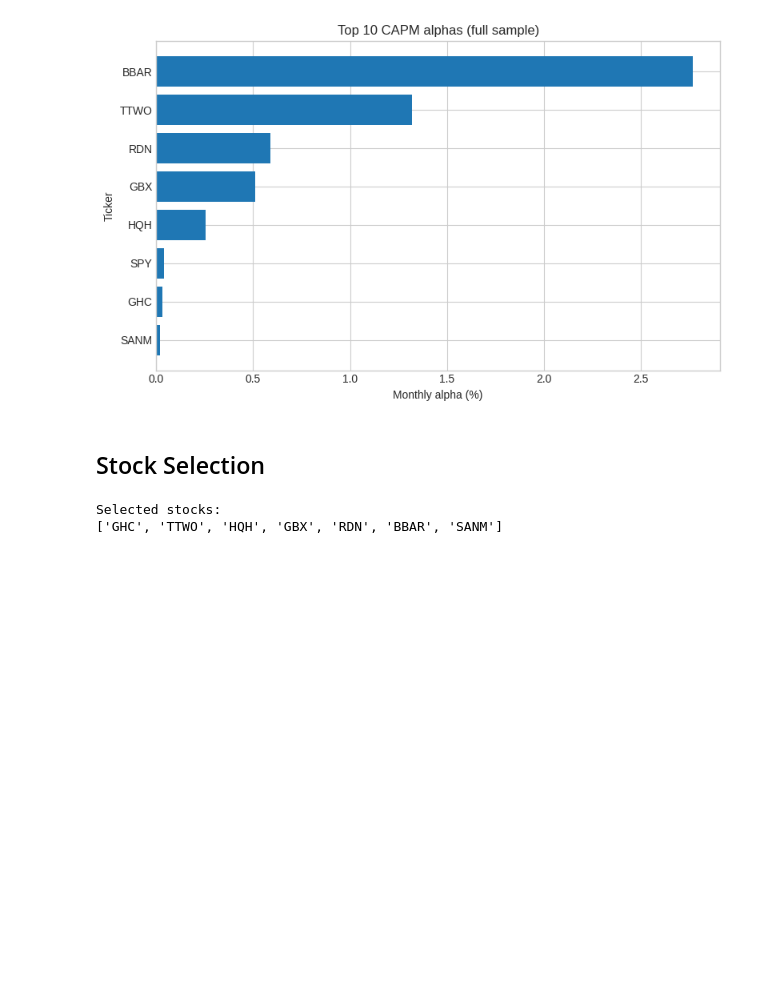
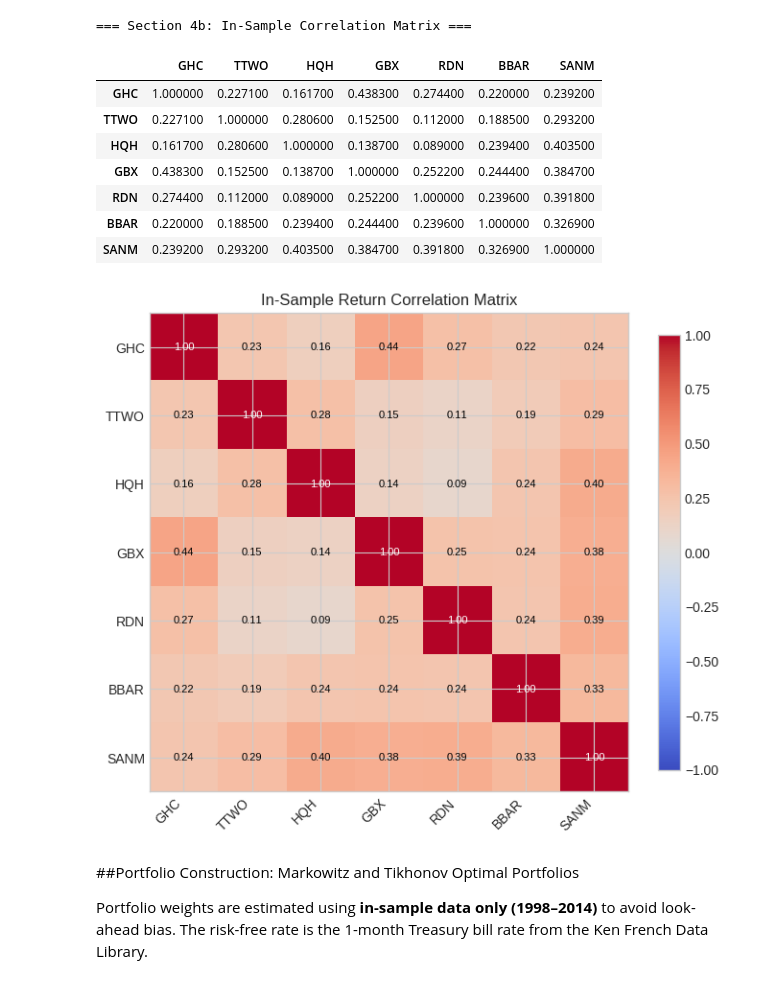
Before and after one commit to dwel760/A12Repository, a Jupyter notebook: A12/A12Notebook.ipynb, the cells around one changed output. Drawn from its saved outputs; the diff is of its cells as text; code cells hidden in the pictures; blank space fills up the shorter version.

```diff
--- a/A12/A12Notebook.ipynb
+++ b/A12/A12Notebook.ipynb
@@ -242,12 +156,14 @@ def run_capm_table(returns: pd.DataFrame, market_excess: pd.Series, rf: pd.Serie
 # %%
-available_tickers = df_ret.columns.tolist()
-market_excess = df['Mkt-RF'] if USE_FAMA_FRENCH_RF and 'Mkt-RF' in df.columns else pd.Series(0.0, index=df.index, name='Mkt-RF')
-rf = df['RF'] if USE_FAMA_FRENCH_RF and 'RF' in df.columns else pd.Series(0.0, index=df.index, name='RF')
+#Monthly return summary statistics (in-sample)
+stocks_train_ret = train[my_stock_selection]
 
-alpha_table = run_capm_table(df_ret[available_tickers], market_excess, rf)
-my_stock_selection = alpha_table.head(7).index.tolist()
-
-print('Top 7 high-alpha assets from the full sample:')
-print(my_stock_selection)
-alpha_table.head(10)
+summary_stats = pd.DataFrame({
+    'Min':    stocks_train_ret.min(),
+    'Max':    stocks_train_ret.max(),
+    'Mean':   stocks_train_ret.mean(),
+    'Median': stocks_train_ret.median(),
+    'Std Dev': stocks_train_ret.std(ddof=1),
+})
+print('=== Section 4a: In-Sample Monthly Return Summary Statistics ===')
+summary_stats
 # %% [output]
@@ -266,26 +179,47 @@ Top 7 high-alpha assets from the full sample:
 # %%
-plot_table = alpha_table.head(10).copy().iloc[::-1]
+#Correlation matrix (in-sample)
+corr = stocks_train_ret.corr()
+print('=== Section 4b: In-Sample Correlation Matrix ===')
+display(corr.round(4))
 
-fig, ax = plt.subplots(figsize=(8, 5))
-ax.barh(plot_table.index, 100 * plot_table['Alpha (monthly)'], color='tab:blue')
-ax.set_title('Top 10 CAPM alphas (full sample)')
-ax.set_xlabel('Monthly alpha (%)')
-ax.set_ylabel('Ticker')
+fig, ax = plt.subplots(figsize=(7, 6))
+img = ax.imshow(corr.values, cmap='coolwarm', vmin=-1, vmax=1)
+ax.set_xticks(range(len(my_stock_selection)))
+ax.set_yticks(range(len(my_stock_selection)))
+ax.set_xticklabels(my_stock_selection, rotation=45, ha='right')
+ax.set_yticklabels(my_stock_selection)
+ax.set_title('In-Sample Return Correlation Matrix', fontsize=12)
+for i in range(len(my_stock_selection)):
+    for j in range(len(my_stock_selection)):
+        ax.text(j, i, f'{corr.values[i,j]:.2f}', ha='center', va='center', fontsize=8,
+                color='white' if abs(corr.values[i,j]) > 0.6 else 'black')
+fig.colorbar(img, ax=ax, shrink=0.85)
 plt.tight_layout()
 plt.show()
 # %% [output]
+=== Section 4b: In-Sample Correlation Matrix ===
+|  | GHC | TTWO | HQH | GBX | RDN | BBAR | SANM |
+| GHC | 1.000000 | 0.227100 | 0.161700 | 0.438300 | 0.274400 | 0.220000 | 0.239200 |
+| TTWO | 0.227100 | 1.000000 | 0.280600 | 0.152500 | 0.112000 | 0.188500 | 0.293200 |
+| HQH | 0.161700 | 0.280600 | 1.000000 | 0.138700 | 0.089000 | 0.239400 | 0.403500 |
+| GBX | 0.438300 | 0.152500 | 0.138700 | 1.000000 | 0.252200 | 0.244400 | 0.384700 |
+| RDN | 0.274400 | 0.112000 | 0.089000 | 0.252200 | 1.000000 | 0.239600 | 0.391800 |
+| BBAR | 0.220000 | 0.188500 | 0.239400 | 0.244400 | 0.239600 | 1.000000 | 0.326900 |
+| SANM | 0.239200 | 0.293200 | 0.403500 | 0.384700 | 0.391800 | 0.326900 | 1.000000 |
-[figure, old version]
+[figure, new version]
 # %% [markdown]
-## Stock Selection
+##Portfolio Construction: Markowitz and Tikhonov Optimal Portfolios
+
+Portfolio weights are estimated using **in-sample data only (1998–2014)** to avoid look-ahead bias. The risk-free rate is the 1-month Treasury bill rate from the Ken French Data Library.
 # %%
-market_excess = df['Mkt-RF'] if USE_FAMA_FRENCH_RF and 'Mkt-RF' in df.columns else pd.Series(0.0, index=df.index, name='Mkt-RF')
-rf = df['RF'] if USE_FAMA_FRENCH_RF and 'RF' in df.columns else pd.Series(0.0, index=df.index, name='RF')
-
-my_stock_selection = stocks_prices.columns.tolist()
-
-print('Selected stocks:')
-print(my_stock_selection)
+def tangency_weights(Sigma: np.ndarray, mu_excess: np.ndarray) -> np.ndarray:
+    """Compute tangency (maximum Sharpe ratio) portfolio weights.
+    w = (Σ⁻¹ μᵉ) / (1ᵀ Σ⁻¹ μᵉ)
+    """
+    mu_excess = np.asarray(mu_excess, dtype=float).reshape(-1)
+    z = np.linalg.pinv(Sigma) @ mu_excess
+    denom = np.ones_like(mu_excess) @ z
+    if np.isclose(denom, 0.0):
+        raise ValueError('Normalisation failed: 1ᵀ Σ⁺ μᵉ ≈ 0.')
+    return z / denom
-# %% [output]
-Selected stocks:
-['GHC', 'TTWO', 'HQH', 'GBX', 'RDN', 'BBAR', 'SANM']
 # %%
```
Also changed, not shown: parts of 68 cells of this notebook.
